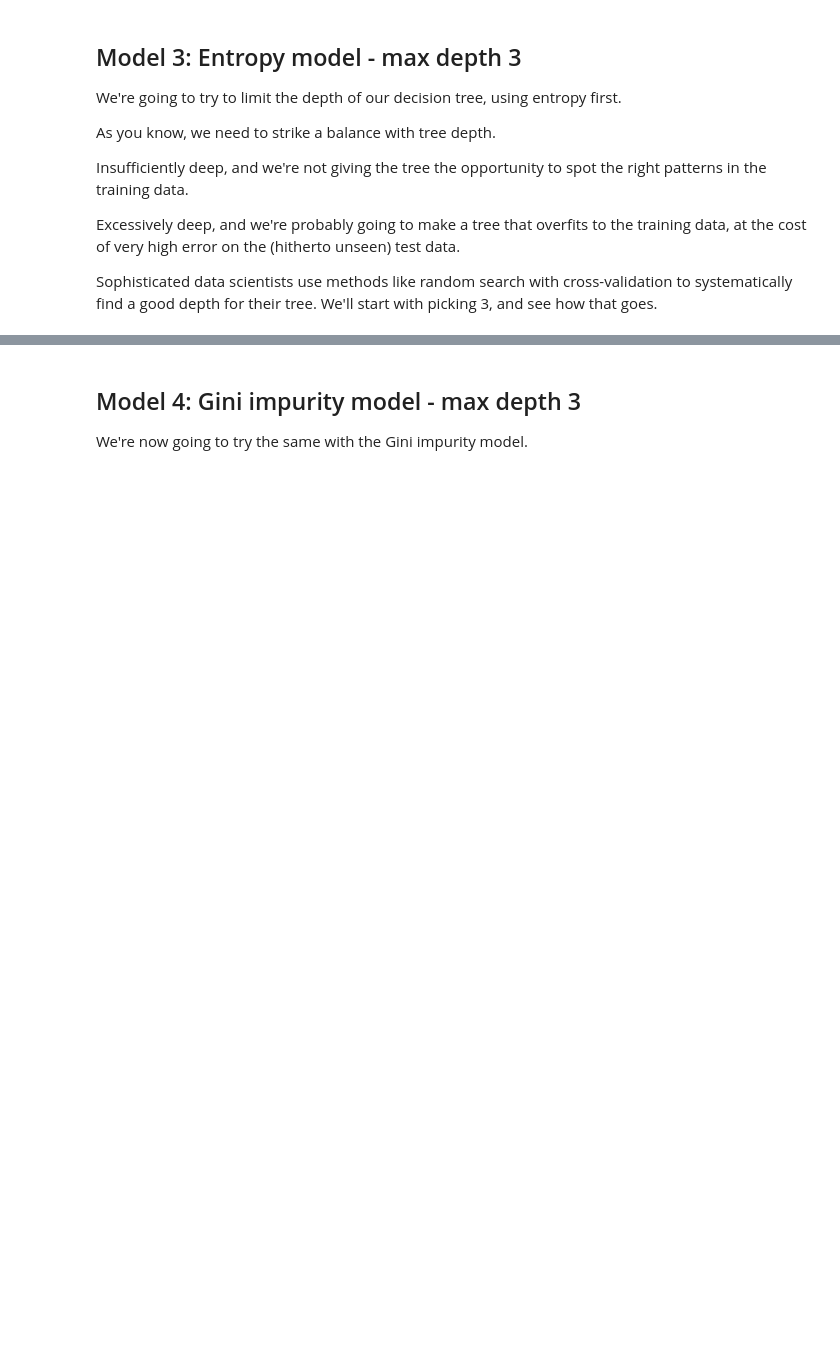
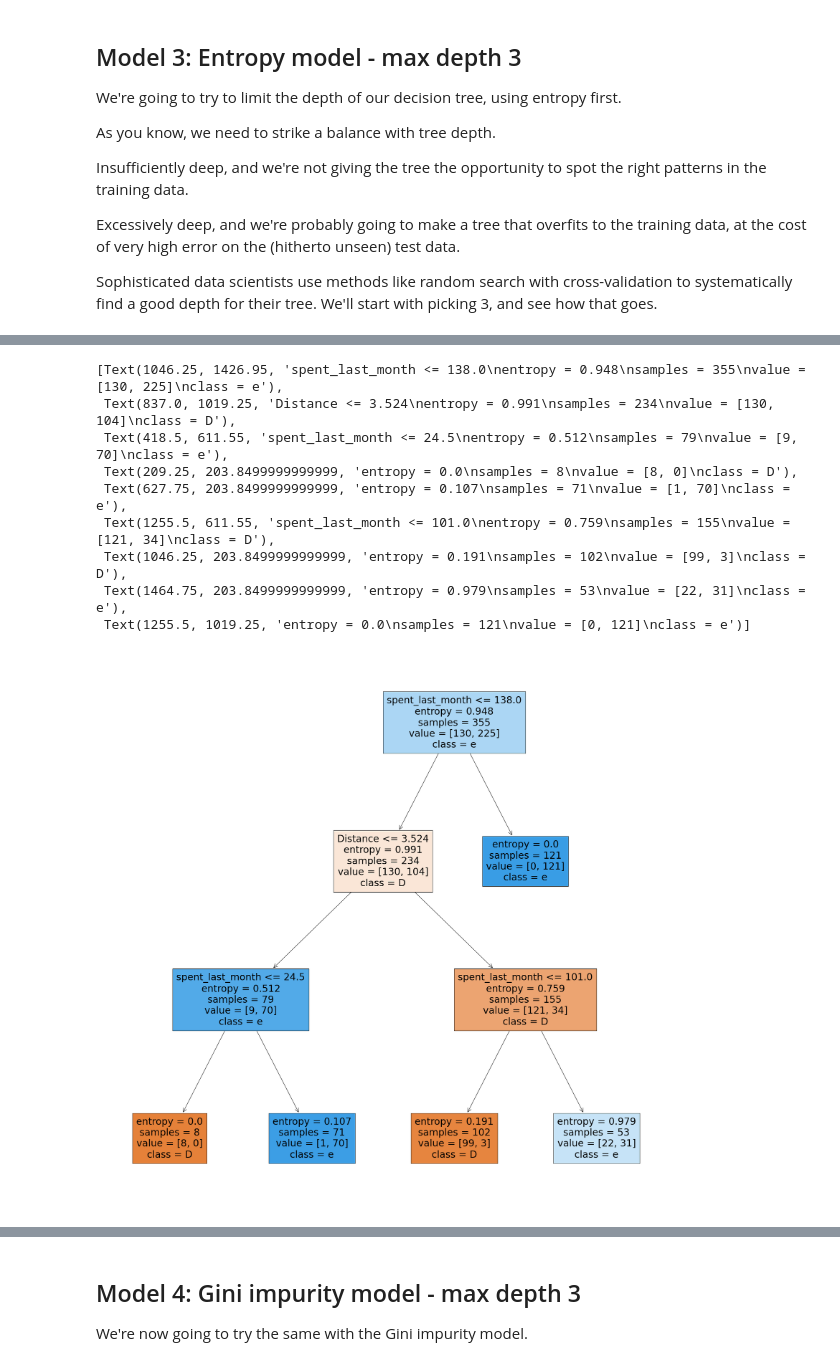
Before and after one commit to DelinM/DataScience_DecisionTree, a Jupyter notebook: Springboard Decision Tree Specialty Coffee Case Study - Tier 3.ipynb, the cells around one changed output, grey strips where cells are left out. Cells and saved outputs as stored; diff of their text form; code cells hidden in the pictures; blank space fills up the shorter version.

```diff
--- a/Springboard Decision Tree Specialty Coffee Case Study - Tier 3.ipynb
+++ b/Springboard Decision Tree Specialty Coffee Case Study - Tier 3.ipynb
@@ -549,0 +547,17 @@ _ _ _
+# %%
+# Made a model as before, but call it entr_model2, and make the max_depth parameter equal to 3.
+# Execute the fitting, predicting, and Series operations as before
+# Declare a variable called entr_model and use tree.DecisionTreeClassifier.
+entr_model = tree.DecisionTreeClassifier(criterion = "entropy", random_state =1234, max_depth=3)
+
+# Call fit() on entr_model
+entr_model.fit(X_train, y_train)
+
+# Call predict() on entr_model with X_test passed to it, and assign the result to a variable y_pred
+y_pred = entr_model.predict(X_test)
+
+# Call Series on our y_pred variable with the following: pd.Series(y_pred)
+y_pred = pd.Series(y_pred)
+
+# Check out entr_model
+entr_model
@@ -550,6 +566,8 @@ _ _ _
 # %%
 # As before, we need to visualize the tree to grasp its nature
-_ _ _
+entr_model3_fit = entr_model3.fit(X_train, y_train)
 
 # Alternatively for class_names use entr_model2.classes_
-_ _ _
+print(tree.export_graphviz(entr_model3_fit))
+
+entr_model3_fit.classes_
@@ -556,3 +596,20 @@ _ _ _
+# %%
+fig = plt.figure(figsize = (30, 30))
+tree.plot_tree(entr_model3_fit,
+               feature_names = X_train.columns,
+               class_names = 'Decision',
+               filled = True)
+# %% [output]
+[Text(1046.25, 1426.95, 'spent_last_month <= 138.0\nentropy = 0.948\nsamples = 355\nvalue = [130, 225]\nclass = e'),
+ Text(837.0, 1019.25, 'Distance <= 3.524\nentropy = 0.991\nsamples = 234\nvalue = [130, 104]\nclass = D'),
+ Text(418.5, 611.55, 'spent_last_month <= 24.5\nentropy = 0.512\nsamples = 79\nvalue = [9, 70]\nclass = e'),
+ Text(209.25, 203.8499999999999, 'entropy = 0.0\nsamples = 8\nvalue = [8, 0]\nclass = D'),
+ Text(627.75, 203.8499999999999, 'entropy = 0.107\nsamples = 71\nvalue = [1, 70]\nclass = e'),
+ Text(1255.5, 611.55, 'spent_last_month <= 101.0\nentropy = 0.759\nsamples = 155\nvalue = [121, 34]\nclass = D'),
+ Text(1046.25, 203.8499999999999, 'entropy = 0.191\nsamples = 102\nvalue = [99, 3]\nclass = D'),
+ Text(1464.75, 203.8499999999999, 'entropy = 0.979\nsamples = 53\nvalue = [22, 31]\nclass = e'),
+ Text(1255.5, 1019.25, 'entropy = 0.0\nsamples = 121\nvalue = [0, 121]\nclass = e')]
+[figure, added]
 # %%
 # Run this block for model evaluation
 print("Model Entropy model max depth 3")
```
Also changed, not shown: parts of 22 cells of this notebook.
